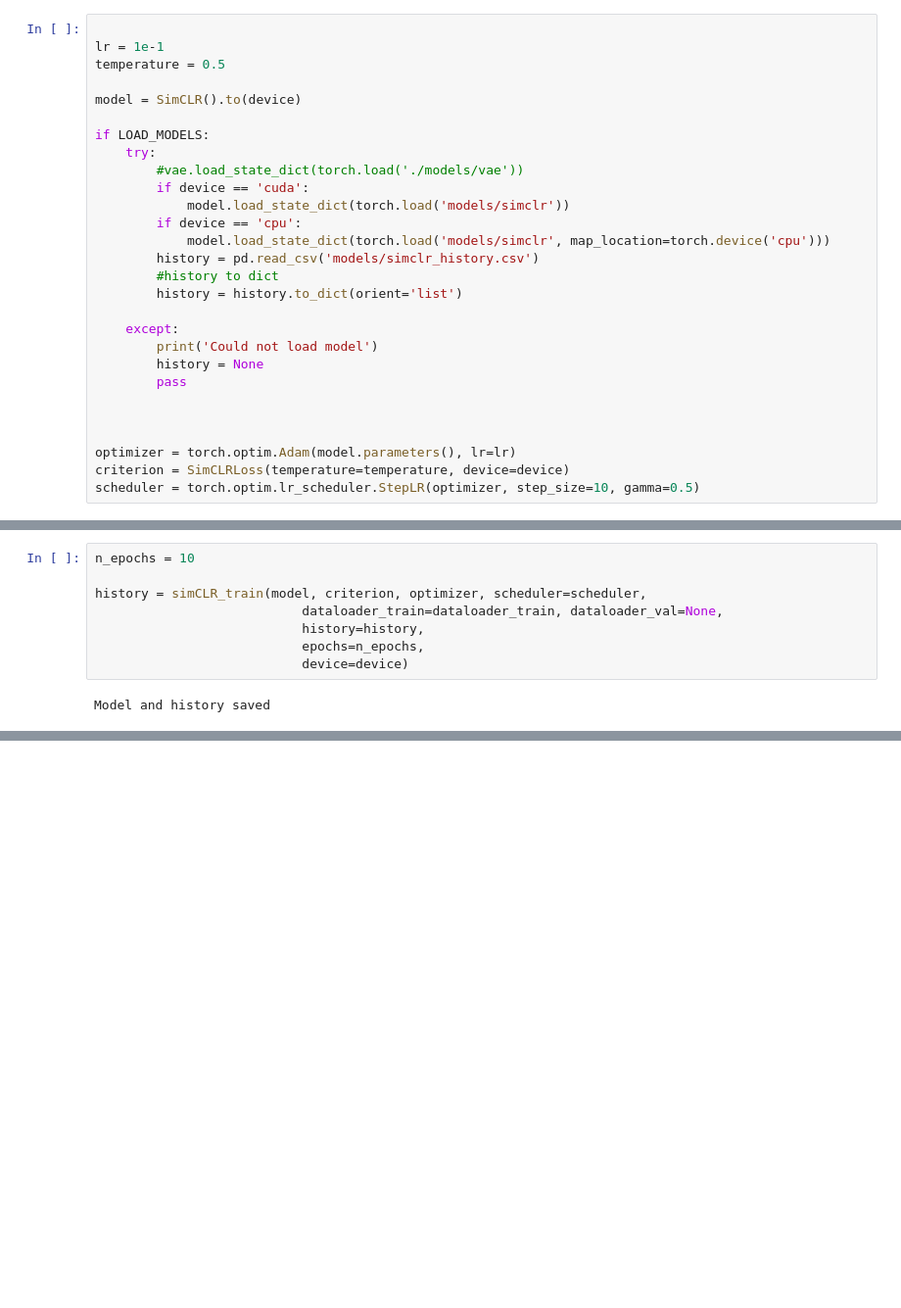
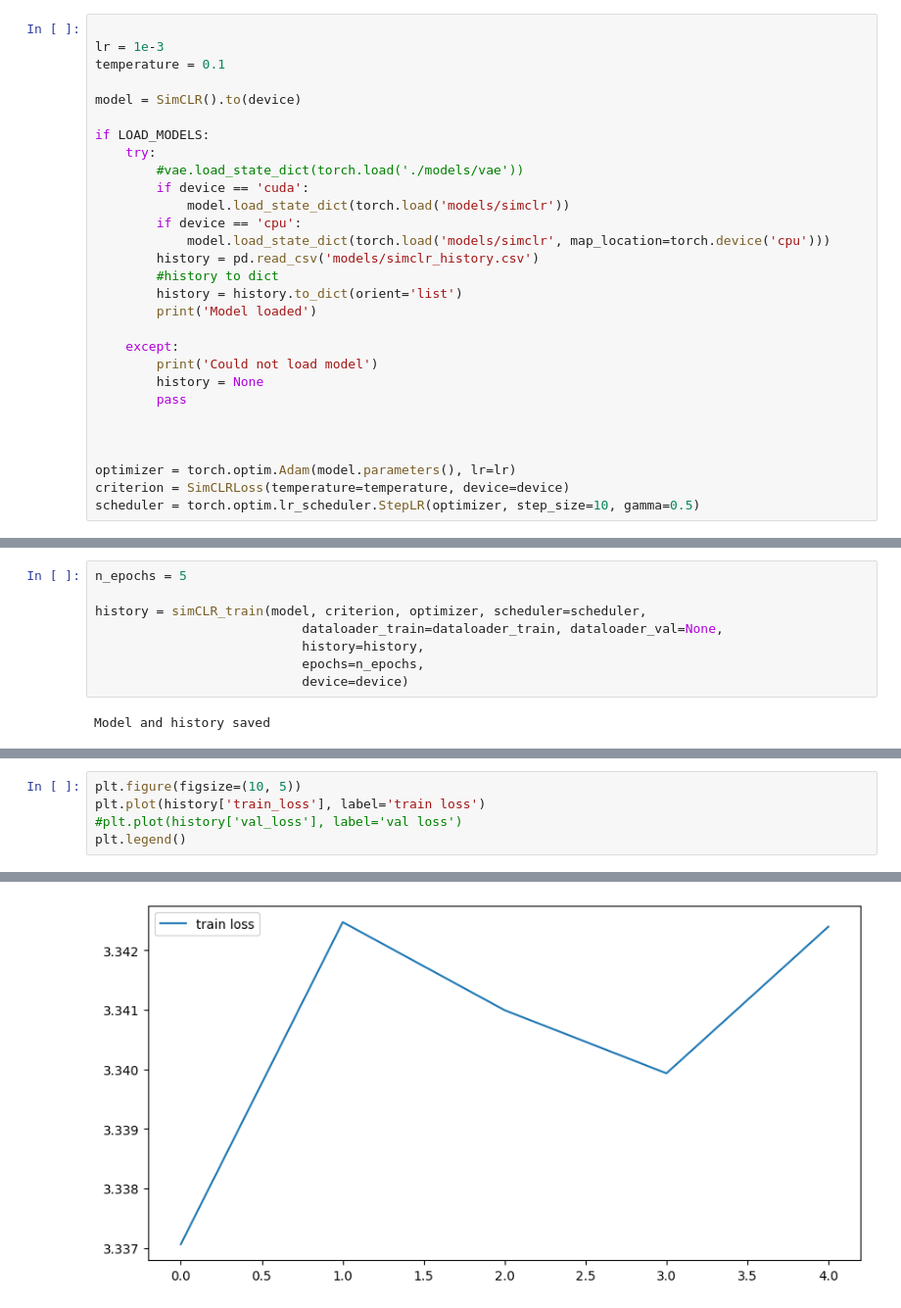
Before and after one commit to SergeiDBykov/self_supervised_halos, a Jupyter notebook: simCLR_MNIST/1_train_contrastive.ipynb, the cells around one changed output, grey strips where cells are left out. Shown at 98% size. Cells and saved outputs as stored; diff of their text form; blank space fills up the shorter version.

```diff
--- a/simCLR_MNIST/1_train_contrastive.ipynb
+++ b/simCLR_MNIST/1_train_contrastive.ipynb
@@ -115,7 +140,7 @@ test_shapes()
 # %%
 
-lr = 1e-1
-temperature = 0.5
+lr = 1e-3
+temperature = 0.1
 
 model = SimCLR().to(device)
 
@@ -129,6 +154,7 @@ if LOAD_MODELS:
         history = pd.read_csv('models/simclr_history.csv')
         #history to dict
         history = history.to_dict(orient='list')
+        print('Model loaded')
 
     except:
         print('Could not load model')
@@ -145,5 +180,5 @@ Could not load model
 # %%
-n_epochs = 10
+n_epochs = 5
 
 history = simCLR_train(model, criterion, optimizer, scheduler=scheduler,
                            dataloader_train=dataloader_train, dataloader_val=None,
@@ -159,0 +190,6 @@ plt.plot(history['train_loss'])
+# %%
+plt.figure(figsize=(10, 5))
+plt.plot(history['train_loss'], label='train loss')
+#plt.plot(history['val_loss'], label='val loss')
+plt.legend()
+# %% [output]
@@ -159,0 +197 @@ plt.plot(history['train_loss'])
+[figure, added]
```
Also changed, not shown: parts of 8 cells of this notebook, 4 other files.
